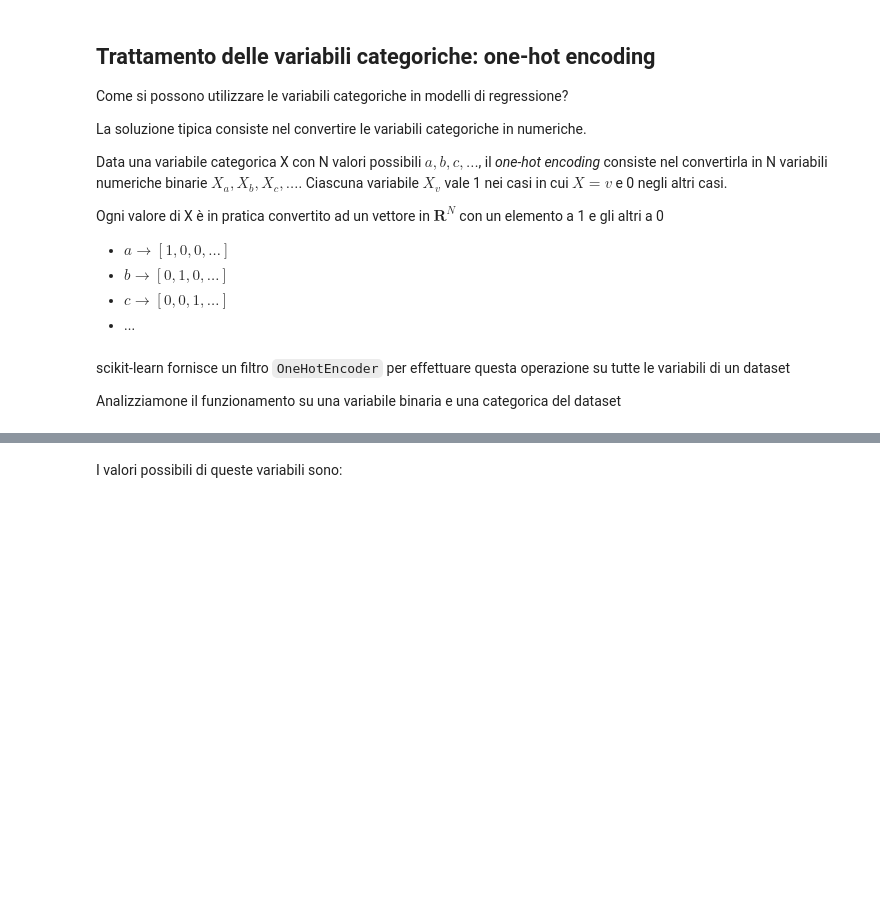
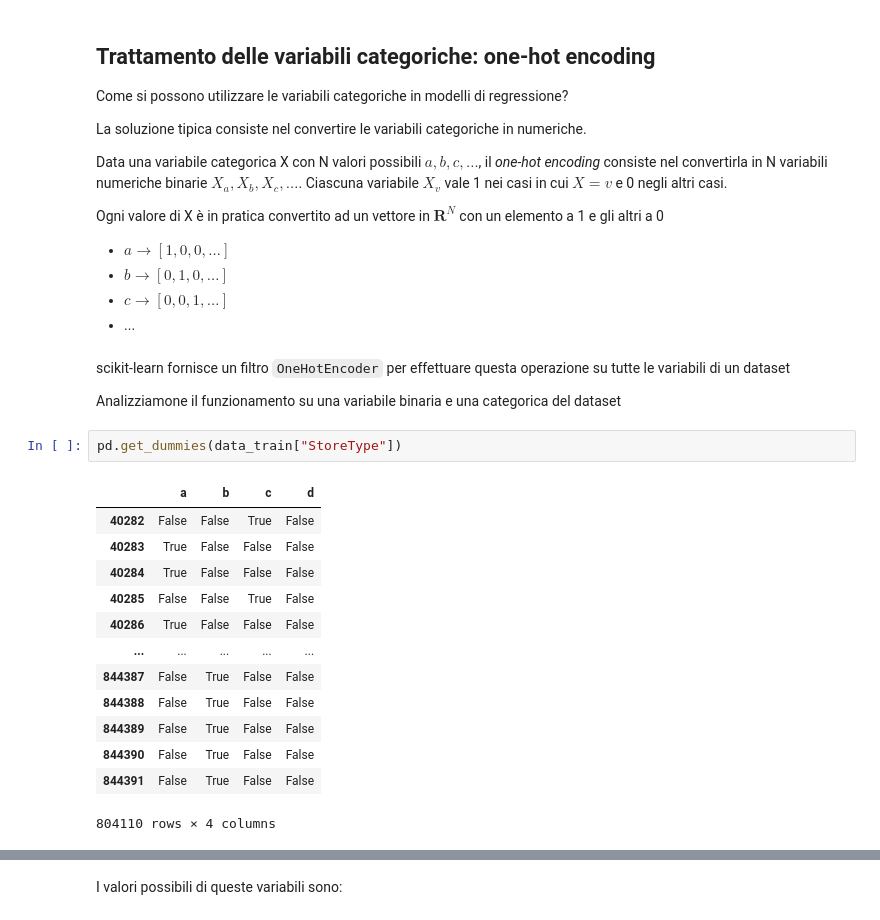
Before and after one commit to Filoferro03/AlberiRegressioneDataIntensive, a Jupyter notebook: Regressione_con_Alberi/Regressione_con_Alberi.nosol.ipynb, the cells around one changed output, grey strips where cells are left out. Cells and saved outputs as stored; diff of their text form; blank space fills up the shorter version.

```diff
--- a/Regressione_con_Alberi/Regressione_con_Alberi.nosol.ipynb
+++ b/Regressione_con_Alberi/Regressione_con_Alberi.nosol.ipynb
@@ -338,6 +356,22 @@ Ogni valore di X è in pratica convertito ad un vettore in $\mathbf{R}^N$ con un
 scikit-learn fornisce un filtro `OneHotEncoder` per effettuare questa operazione su tutte le variabili di un dataset
 
 Analizziamone il funzionamento su una variabile binaria e una categorica del dataset
+# %%
+pd.get_dummies(data_train["StoreType"])
+# %% [output]
+|  | a | b | c | d |
+| 40282 | False | False | True | False |
+| 40283 | True | False | False | False |
+| 40284 | True | False | False | False |
+| 40285 | False | False | True | False |
+| 40286 | True | False | False | False |
+| ... | ... | ... | ... | ... |
+| 844387 | False | True | False | False |
+| 844388 | False | True | False | False |
+| 844389 | False | True | False | False |
+| 844390 | False | True | False | False |
+| 844391 | False | True | False | False |
+804110 rows × 4 columns
 # %%
 X_sample = data_train[["SchoolHoliday", "StateHoliday"]]
 X_sample.head(5)
```
Also changed, not shown: parts of 68 cells of this notebook.
